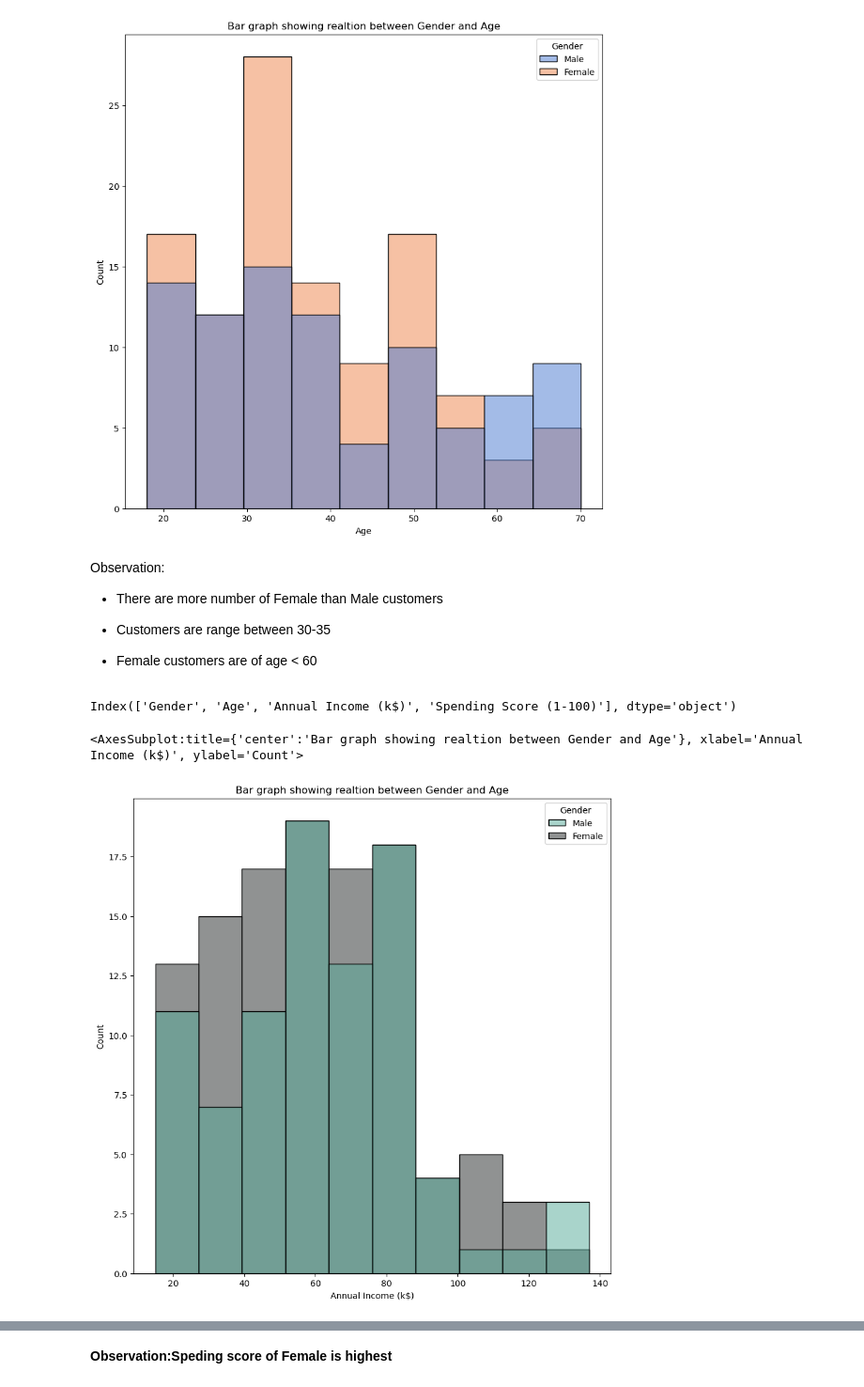
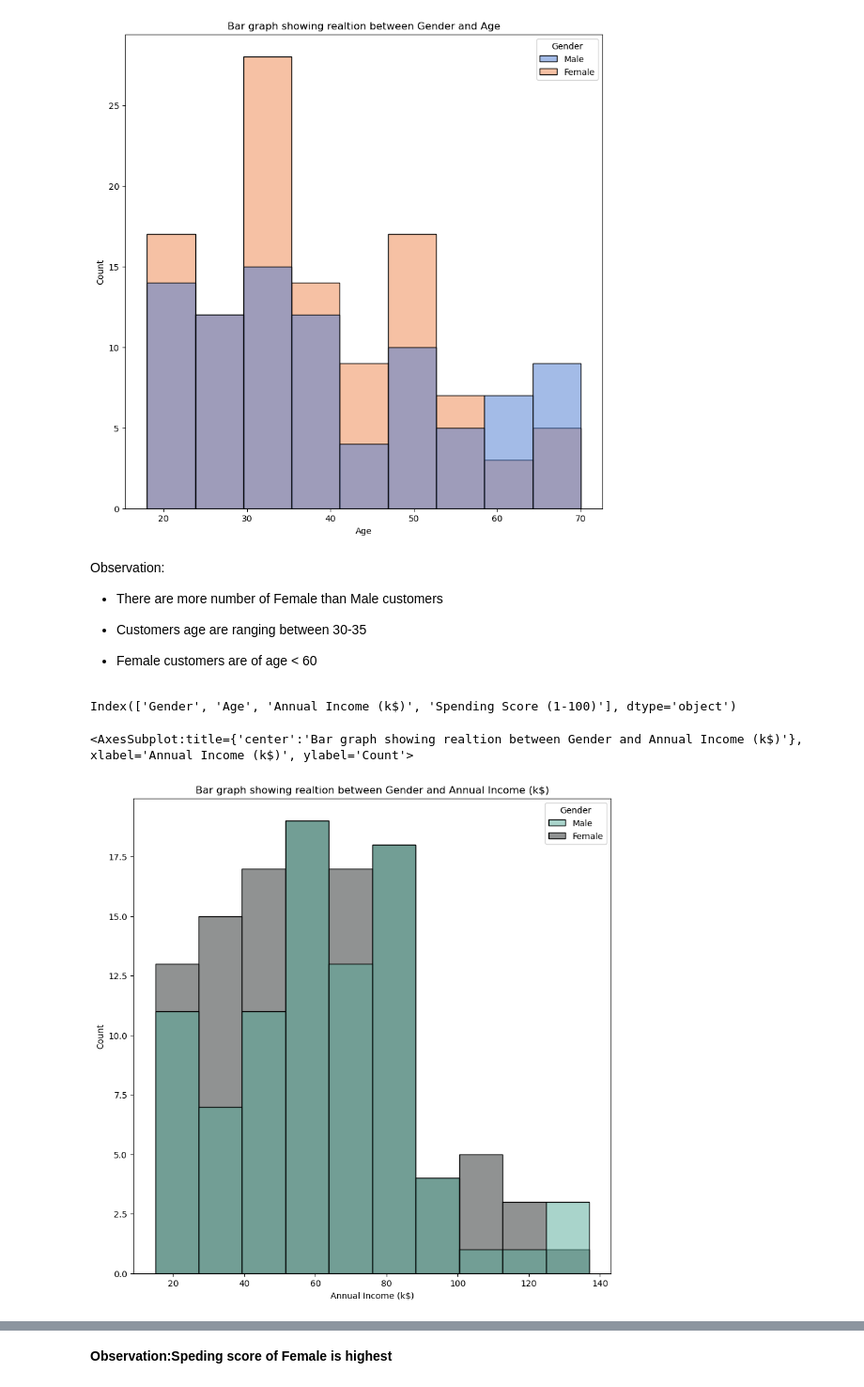
Before and after one commit to Sonali-Dhamanekar/Unsupervised-Leraning--Mall_Customers-with-clustering-Algorithm, a Jupyter notebook: Unsupervised Learning with Mall Customers dataset using Clustering Algorithm.ipynb, the cells around one changed output, grey strips where cells are left out. Shown at 94% size. Drawn from its saved outputs; the diff is of its cells as text; code cells hidden in the pictures.

```diff
--- a/Unsupervised Learning with Mall Customers dataset using Clustering Algorithm.ipynb
+++ b/Unsupervised Learning with Mall Customers dataset using Clustering Algorithm.ipynb
@@ -145,7 +143,7 @@ Observation:
 
 * There are more number of Female than Male customers
 
-* Customers are range between 30-35
+* Customers age are ranging between 30-35
 
 * Female customers are of age < 60
 # %%
@@ -154,9 +152,9 @@ df.columns
 Index(['Gender', 'Age', 'Annual Income (k$)', 'Spending Score (1-100)'], dtype='object')
 # %%
 plt.figure(figsize=(10,10))
-plt.title('Bar graph showing realtion between Gender and Age')
+plt.title('Bar graph showing realtion between Gender and Annual Income (k$)')
 sns.histplot(data= df, hue = 'Gender', x= 'Annual Income (k$)', palette = "dark:#5A9_r")
 # %% [output]
-<AxesSubplot:title={'center':'Bar graph showing realtion between Gender and Age'}, xlabel='Annual Income (k$)', ylabel='Count'>
+<AxesSubplot:title={'center':'Bar graph showing realtion between Gender and Annual Income (k$)'}, xlabel='Annual Income (k$)', ylabel='Count'>
-[figure, old version]
+[figure, new version]
 # %% [markdown]
```
Also changed, not shown: parts of 13 cells of this notebook.
